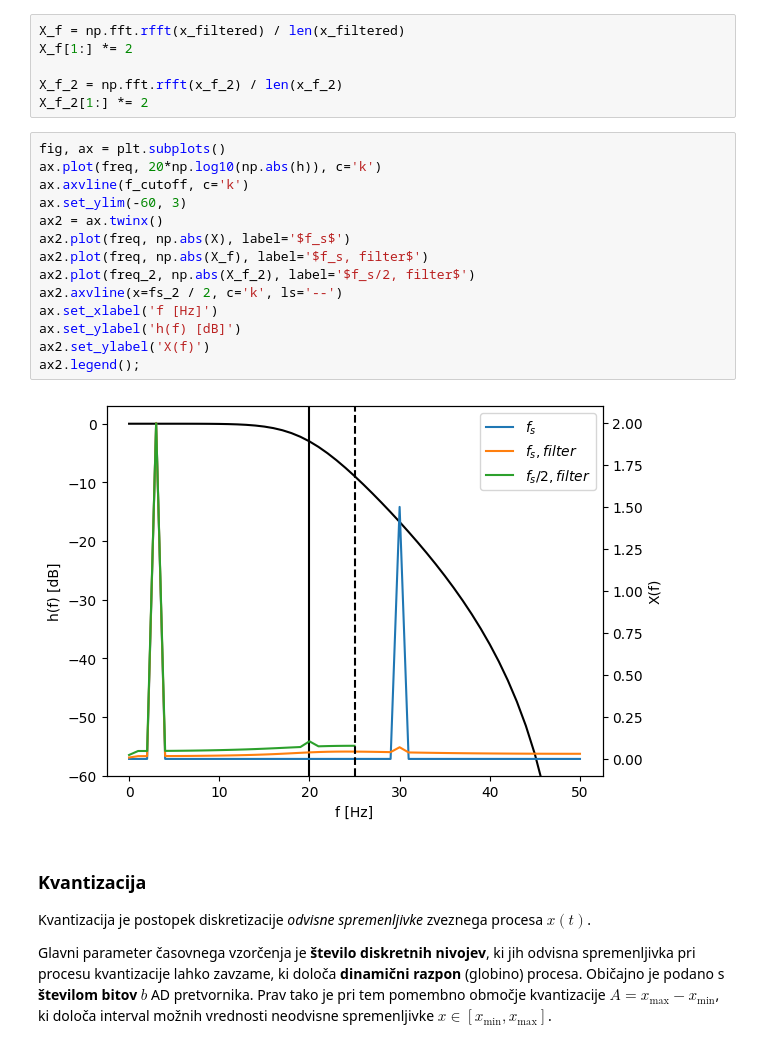
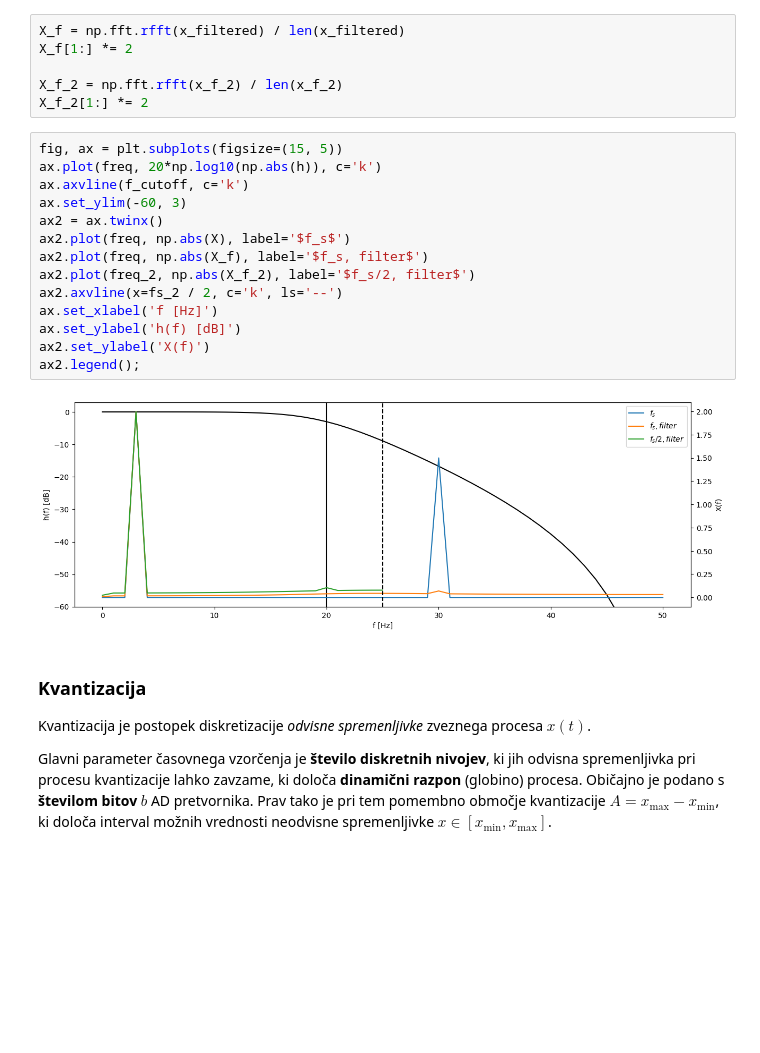
Before and after one commit to domengorjup/ps_lv, a Jupyter notebook: lv_book/notebooks/07 - Enakomerno časovno vzorčenje in kvantizacija.ipynb, the cells around one changed output. Cells and saved outputs as stored; diff of their text form; blank space fills up the shorter version.

```diff
--- a/lv_book/notebooks/07 - Enakomerno časovno vzorčenje in kvantizacija.ipynb
+++ b/lv_book/notebooks/07 - Enakomerno časovno vzorčenje in kvantizacija.ipynb
@@ -173,21 +173,21 @@ X_f[1:] *= 2
 X_f_2 = np.fft.rfft(x_f_2) / len(x_f_2)
 X_f_2[1:] *= 2
 # %%
-fig, ax = plt.subplots()
+fig, ax = plt.subplots(figsize=(15, 5))
 ax.plot(freq, 20*np.log10(np.abs(h)), c='k')
 ax.axvline(f_cutoff, c='k')
 ax.set_ylim(-60, 3)
 ax2 = ax.twinx()
 ax2.plot(freq, np.abs(X), label='$f_s$')
 ax2.plot(freq, np.abs(X_f), label='$f_s, filter$')
 ax2.plot(freq_2, np.abs(X_f_2), label='$f_s/2, filter$')
 ax2.axvline(x=fs_2 / 2, c='k', ls='--')
 ax.set_xlabel('f [Hz]')
 ax.set_ylabel('h(f) [dB]')
 ax2.set_ylabel('X(f)')
 ax2.legend();
 # %% [output]
-[figure, old version]
+[figure, new version]
 # %% [markdown]
 ### Kvantizacija
 
```
Also changed, not shown: parts of 4 cells of this notebook.
